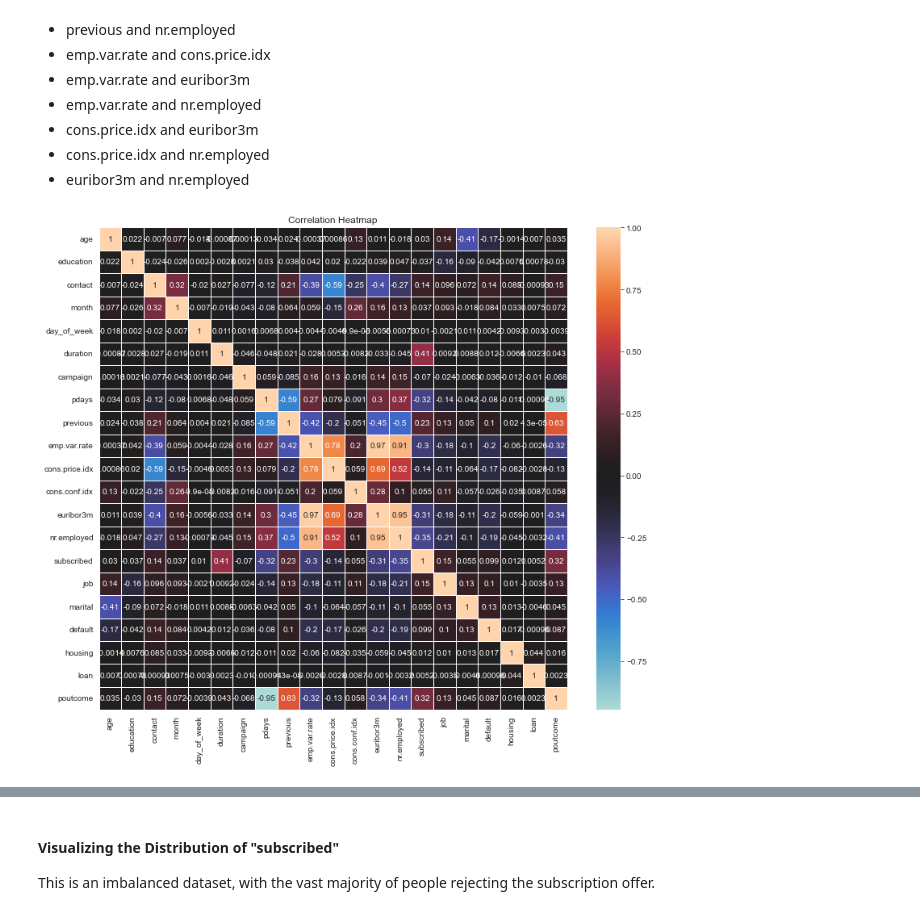
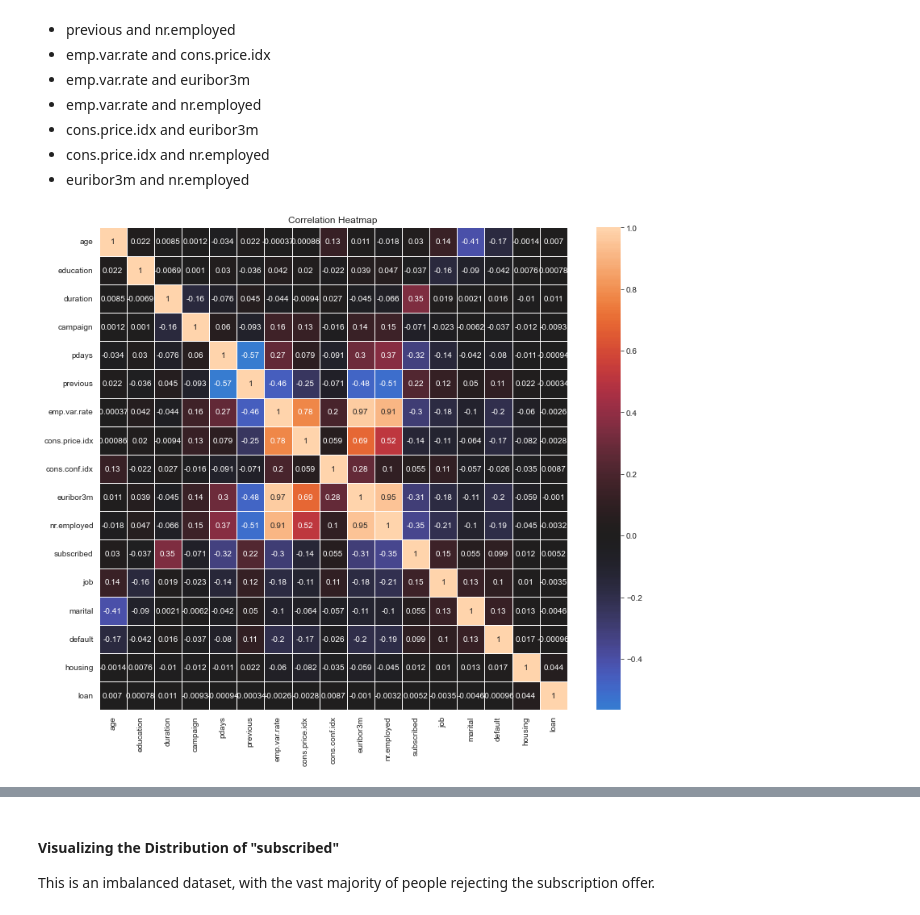
Before and after one commit to Lois-Wong/Marketing-Subscription-Classification, a Jupyter notebook: PAA_III.ipynb, the cells around one changed output, grey strips where cells are left out. Saved outputs shown, nothing was run; the diff lists cells and outputs as text; code cells hidden in the pictures.

Commit message:
Restricted df to only client and originally numeric data; log transformed columns with skew 3+; used SFS for feature selection and created final df

```diff
--- a/PAA_III.ipynb
+++ b/PAA_III.ipynb
@@ -179,8 +168,8 @@ encoded_df = te.fit_transform(df[["job", "marital", "default", "housing", "loan"
 # %%
 #combining encoded and original df
-df.drop(["job", "marital", "default", "housing", "loan", "poutcome"], axis = 1, inplace = True)
-df = pd.concat([df, encoded_df], axis = 1)
-df.shape
+bank_df.drop(["job", "marital", "default", "housing", "loan"], axis = 1, inplace = True)
+bank_df = pd.concat([bank_df, encoded_df], axis = 1)
+bank_df.shape
 # %% [output]
 (41188, 21)
 # %%
@@ -228,0 +227,4 @@ pd.DataFrame(df.skew()).rename({0 : "Skew"}, axis = 1)
+# %%
+#log-transforming duration column
+bank_df["duration"] = np.log1p(bank_df["duration"])
+sns.distplot(bank_df['duration']).set(title = "Log-Transformed Distribution of Duration")
@@ -233,8 +238,8 @@ sns.distplot(df['campaign']).set(title = "Distribution of Campaign")
 [Text(0.5, 1.0, 'Distribution of Campaign')]
 [figure]
 # %%
-#log-transforming "campaign"
-df["campaign"] = np.log(df["campaign"])
-sns.distplot(df['campaign']).set(title = "Log-Transformed Distribution of Campaign")
+#log-transforming campaign
+bank_df["campaign"] = np.log1p(bank_df["campaign"])
+sns.distplot(bank_df['campaign']).set(title = "Log-Transformed Distribution of Campaign")
 # %% [output]
 [Text(0.5, 1.0, 'Log-Transformed Distribution of Campaign')]
@@ -241,0 +261,4 @@ sns.distplot(df['campaign']).set(title = "Log-Transformed Distribution of Campai
+# %%
+#log-transforming previous
+bank_df["previous"] = np.log1p(bank_df["previous"])
+sns.distplot(bank_df['previous']).set(title = "Log-Transformed Distribution of Previous")
@@ -257,8 +304,8 @@ There are multiple instances of high multicollinearity (0.5 or greater):
 # %%
 #correlation heatmap
 sns.cubehelix_palette(as_cmap=True)
 f, ax = plt.subplots(figsize=(13, 11))
 
-sns.heatmap(df.corr(), center = 0, linewidth = .5, annot = True).set(title='Correlation Heatmap');
+sns.heatmap(bank_df.corr(), center = 0, linewidth = .5, annot = True).set(title='Correlation Heatmap');
 # %% [output]
-[figure, old version]
+[figure, new version]
```
Also changed, not shown: parts of 31 cells of this notebook.
